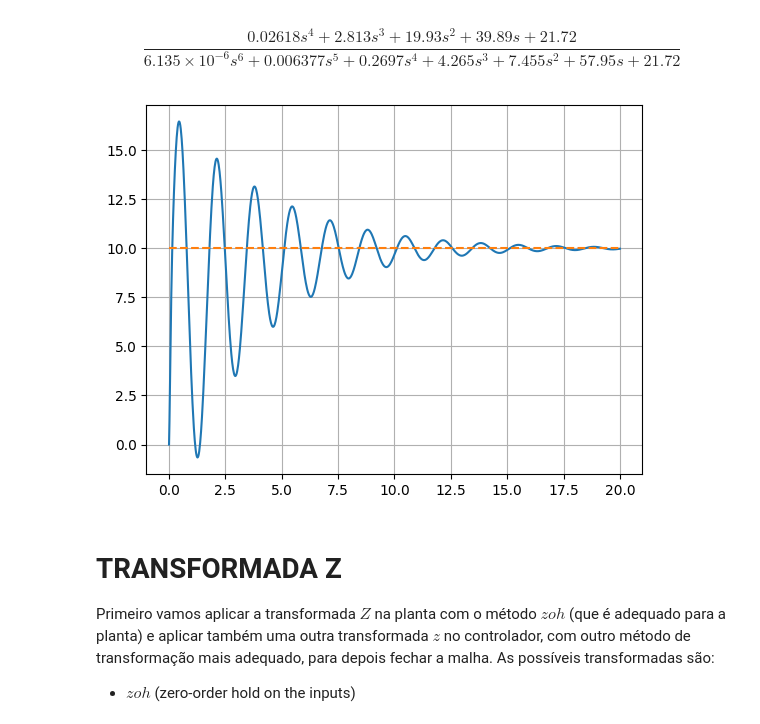
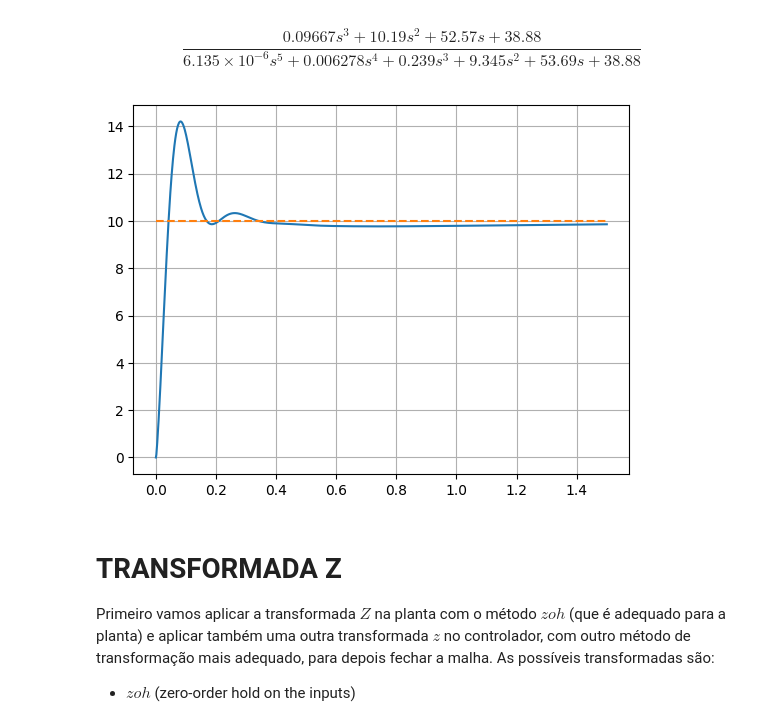
Before and after one commit to KlaussMarchi/BallPlate, a Jupyter notebook: DIGITAL/Analisys.ipynb, the cells around one changed output. Cells and saved outputs as stored; diff of their text form; code cells hidden in the pictures.

```diff
--- a/DIGITAL/Analisys.ipynb
+++ b/DIGITAL/Analisys.ipynb
@@ -10,24 +10,24 @@ T = 0.005
 s = ctl.TransferFunction.s
 # %%
 G = 0.025/(0.15560577*s**2 - 0.78893795*s + 1.0)
-C = (1.04724542759888*s**4 + 112.536831018521*s**3 + 797.097868870119*s**2 + 1595.5905893198*s + 868.628863946332)/(3.9424e-5*s**4 + 0.0411796023500957*s**3 + 1.77365923504158*s**2 + 18.0568849459*s)
+C = (5.1783*s + 23.3272)/(0.0352*s + 1.0) * (0.746704*s**2 + 75.3371*s + 66.67)/(0.00112*s**2 + 1.12*s)
 
 G_feedback = ctl.feedback(G*C, 1)
 G_feedback
 # %% [output]
-$$\frac{0.02618 s^4 + 2.813 s^3 + 19.93 s^2 + 39.89 s + 21.72}{6.135 \times 10^{-6} s^6 + 0.006377 s^5 + 0.2697 s^4 + 4.265 s^3 + 7.455 s^2 + 57.95 s + 21.72}$$
+$$\frac{0.09667 s^3 + 10.19 s^2 + 52.57 s + 38.88}{6.135 \times 10^{-6} s^5 + 0.006278 s^4 + 0.239 s^3 + 9.345 s^2 + 53.69 s + 38.88}$$
 # %%
 sp = 10
 
-tData = np.linspace(0, 20, 1000)
+tData = np.linspace(0, 1.5, 1000)
 uData = [sp for i in tData]
 time, response = ctl.forced_response(G_feedback, T=tData, U=uData)
 
 plt.plot(time, response)
 plt.plot(time, [sp for i in time], '--')
 plt.grid()
 # %% [output]
-[figure, old version]
+[figure, new version]
 # %% [markdown]
 # TRANSFORMADA Z
 Primeiro vamos aplicar a transformada $Z$ na planta com o método $zoh$ (que é adequado para a planta) e aplicar também uma outra transformada $z$ no controlador, com outro método de transformação mais adequado, para depois fechar a malha. As possíveis transformadas são:
```
Also changed, not shown: parts of 9 cells of this notebook, 3 other files.
